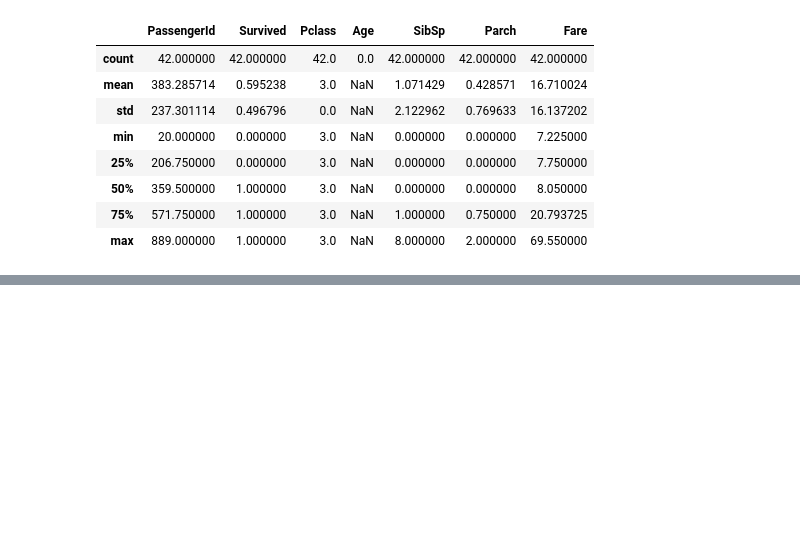
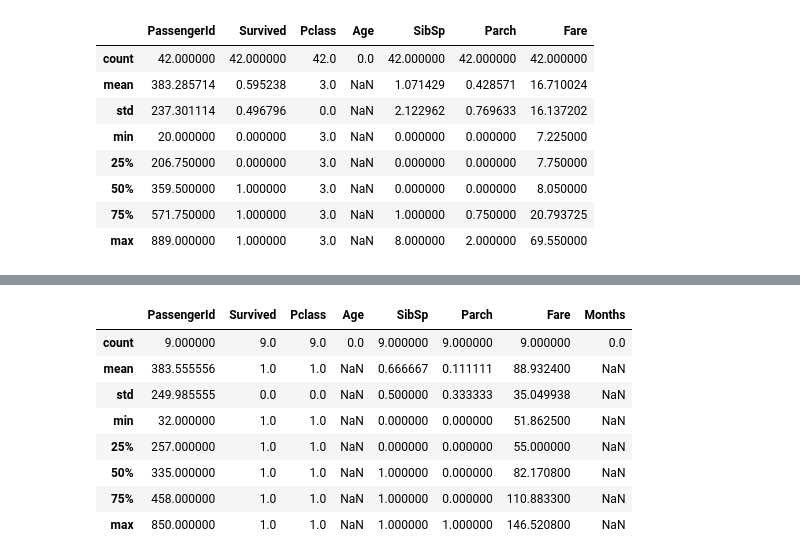
Before and after one commit to Fjmarvalr/panda.sesion1, a Jupyter notebook: sesion1panda.ipynb, the cells around one changed output, grey strips where cells are left out. Drawn from its saved outputs; the diff is of its cells as text; code cells hidden in the pictures; blank space fills up the shorter version.

```diff
--- a/sesion1panda.ipynb
+++ b/sesion1panda.ipynb
@@ -318,0 +351,14 @@ df_female_sinedad_pclass.describe()
+# %%
+#Dame las mujeres sin edad y que sean de clase 1
+df_female_sinedad_clase1=df_titanic2[(df_titanic2["Age"].isnull()) & (df_titanic2["Sex"]=='female') & (df_titanic2["Pclass"]==1)]
+df_female_sinedad_clase1.describe()
+# %% [output]
+|  | PassengerId | Survived | Pclass | Age | SibSp | Parch | Fare | Months |
+| count | 9.000000 | 9.0 | 9.0 | 0.0 | 9.000000 | 9.000000 | 9.000000 | 0.0 |
+| mean | 383.555556 | 1.0 | 1.0 | NaN | 0.666667 | 0.111111 | 88.932400 | NaN |
+| std | 249.985555 | 0.0 | 0.0 | NaN | 0.500000 | 0.333333 | 35.049938 | NaN |
+| min | 32.000000 | 1.0 | 1.0 | NaN | 0.000000 | 0.000000 | 51.862500 | NaN |
+| 25% | 257.000000 | 1.0 | 1.0 | NaN | 0.000000 | 0.000000 | 55.000000 | NaN |
+| 50% | 335.000000 | 1.0 | 1.0 | NaN | 1.000000 | 0.000000 | 82.170800 | NaN |
+| 75% | 458.000000 | 1.0 | 1.0 | NaN | 1.000000 | 0.000000 | 110.883300 | NaN |
+| max | 850.000000 | 1.0 | 1.0 | NaN | 1.000000 | 1.000000 | 146.520800 | NaN |
```
Also changed, not shown: parts of 30 cells of this notebook.
